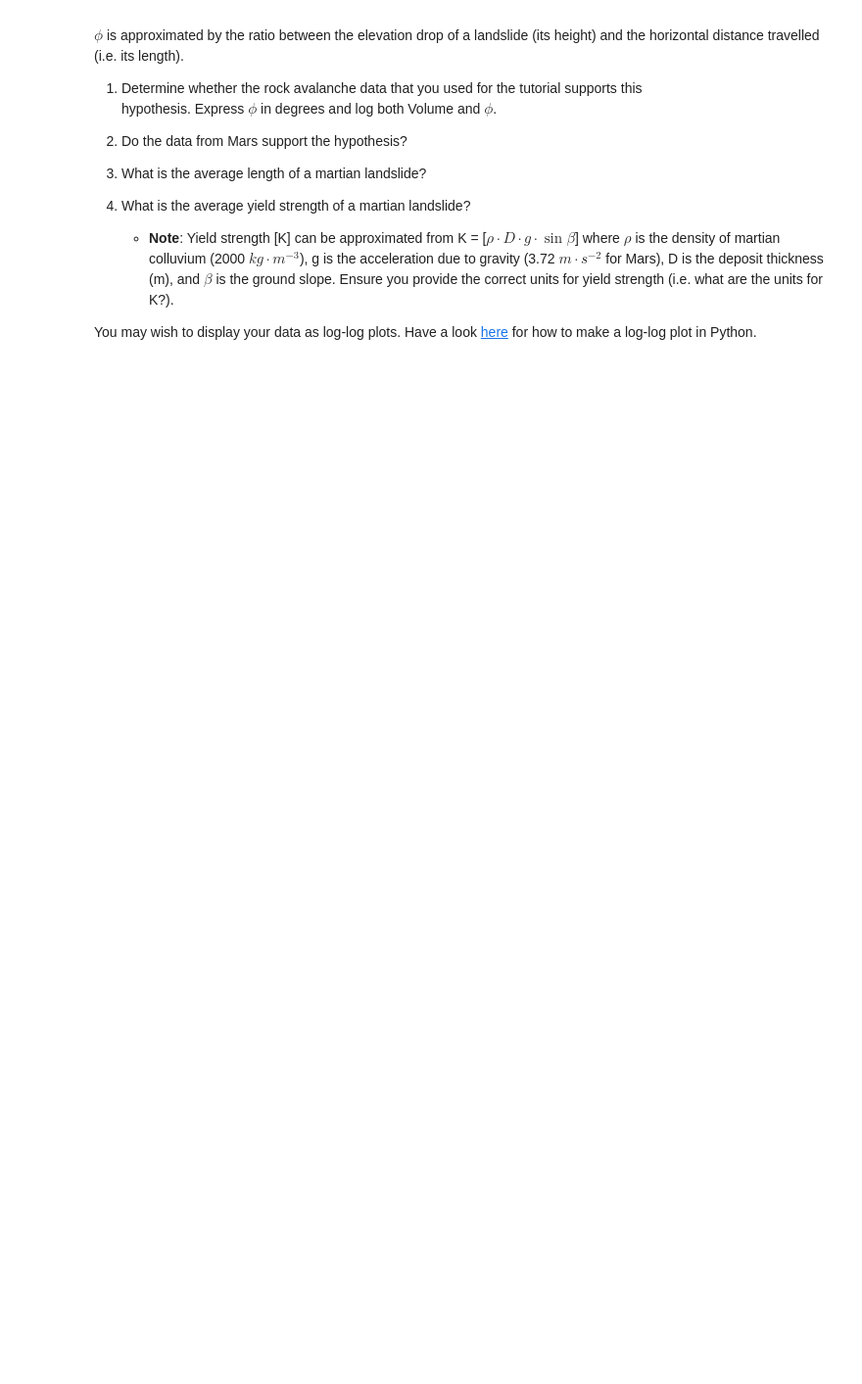
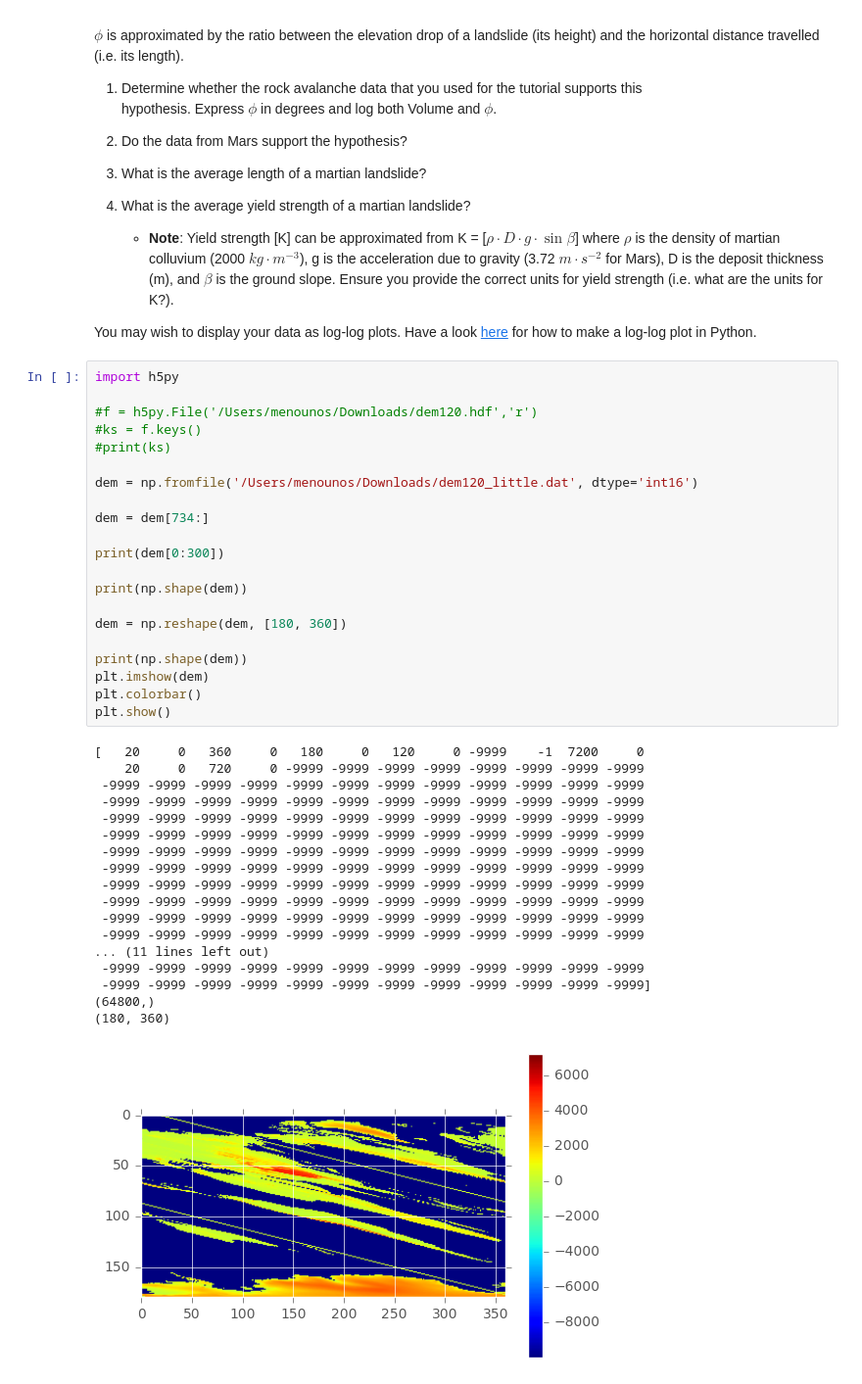
Before and after one commit to bmenounos/geog311_lab1, a Jupyter notebook: geog311_lab1.ipynb, the cells around one changed output. Shown at 98% size. Saved outputs shown, nothing was run; the diff lists cells and outputs as text; blank space fills up the shorter version.

```diff
--- a/geog311_lab1.ipynb
+++ b/geog311_lab1.ipynb
@@ -283,3 +283,43 @@ hypothesis. Express $\phi$ in degrees and log both Volume and $\phi$.
     - **Note**: Yield strength [K] can be approximated from K = [$\rho\cdot D \cdot g \cdot \sin \beta$] where $\rho$ is the density of martian colluvium (2000 $kg \cdot m^{-3}$), g is the acceleration due to gravity (3.72 $m \cdot s^{-2}$ for Mars), D is the deposit thickness (m), and $\beta$ is the ground slope. Ensure you provide the correct units for yield strength (i.e. what are the units for K?).
 
 You may wish to display your data as log-log plots. Have a look [here](http://matplotlib.org/examples/pylab_examples/log_demo.html) for how to make a log-log plot in Python.
+# %%
+import h5py
+
+#f = h5py.File('/Users/menounos/Downloads/dem120.hdf','r')
+#ks = f.keys()
+#print(ks)
+
+dem = np.fromfile('/Users/menounos/Downloads/dem120_little.dat', dtype='int16')
+
+dem = dem[734:]
+
+print(dem[0:300])
+
+print(np.shape(dem))
+
+dem = np.reshape(dem, [180, 360])
+
+print(np.shape(dem))
+plt.imshow(dem)
+plt.colorbar()
+plt.show()
+# %% [output]
+[   20     0   360     0   180     0   120     0 -9999    -1  7200     0
+    20     0   720     0 -9999 -9999 -9999 -9999 -9999 -9999 -9999 -9999
+ -9999 -9999 -9999 -9999 -9999 -9999 -9999 -9999 -9999 -9999 -9999 -9999
+ -9999 -9999 -9999 -9999 -9999 -9999 -9999 -9999 -9999 -9999 -9999 -9999
+ -9999 -9999 -9999 -9999 -9999 -9999 -9999 -9999 -9999 -9999 -9999 -9999
+ -9999 -9999 -9999 -9999 -9999 -9999 -9999 -9999 -9999 -9999 -9999 -9999
+ -9999 -9999 -9999 -9999 -9999 -9999 -9999 -9999 -9999 -9999 -9999 -9999
+ -9999 -9999 -9999 -9999 -9999 -9999 -9999 -9999 -9999 -9999 -9999 -9999
+ -9999 -9999 -9999 -9999 -9999 -9999 -9999 -9999 -9999 -9999 -9999 -9999
+ -9999 -9999 -9999 -9999 -9999 -9999 -9999 -9999 -9999 -9999 -9999 -9999
+ -9999 -9999 -9999 -9999 -9999 -9999 -9999 -9999 -9999 -9999 -9999 -9999
+ -9999 -9999 -9999 -9999 -9999 -9999 -9999 -9999 -9999 -9999 -9999 -9999
+... (11 lines left out)
+ -9999 -9999 -9999 -9999 -9999 -9999 -9999 -9999 -9999 -9999 -9999 -9999
+ -9999 -9999 -9999 -9999 -9999 -9999 -9999 -9999 -9999 -9999 -9999 -9999]
+(64800,)
+(180, 360)
+[figure, added]
```
